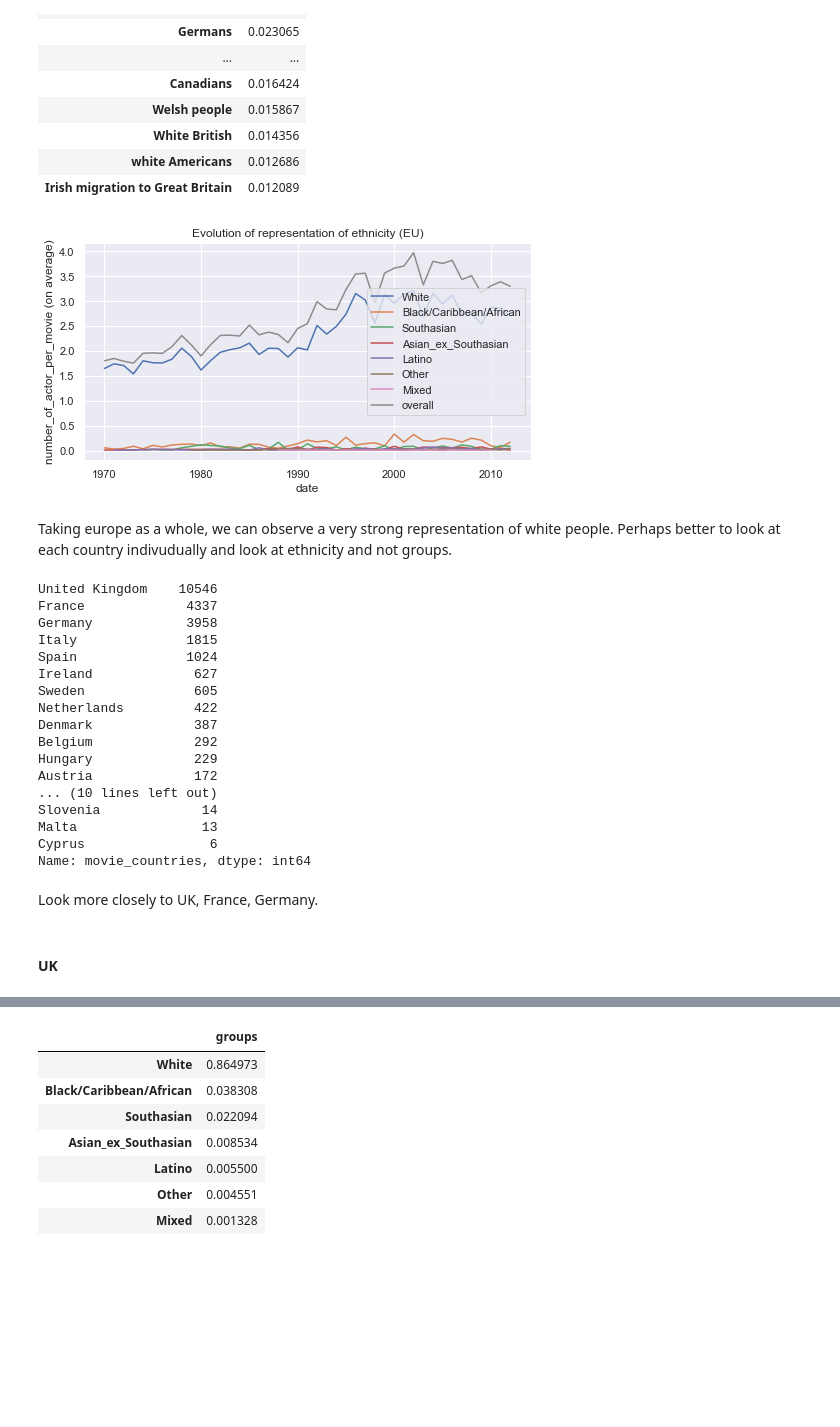
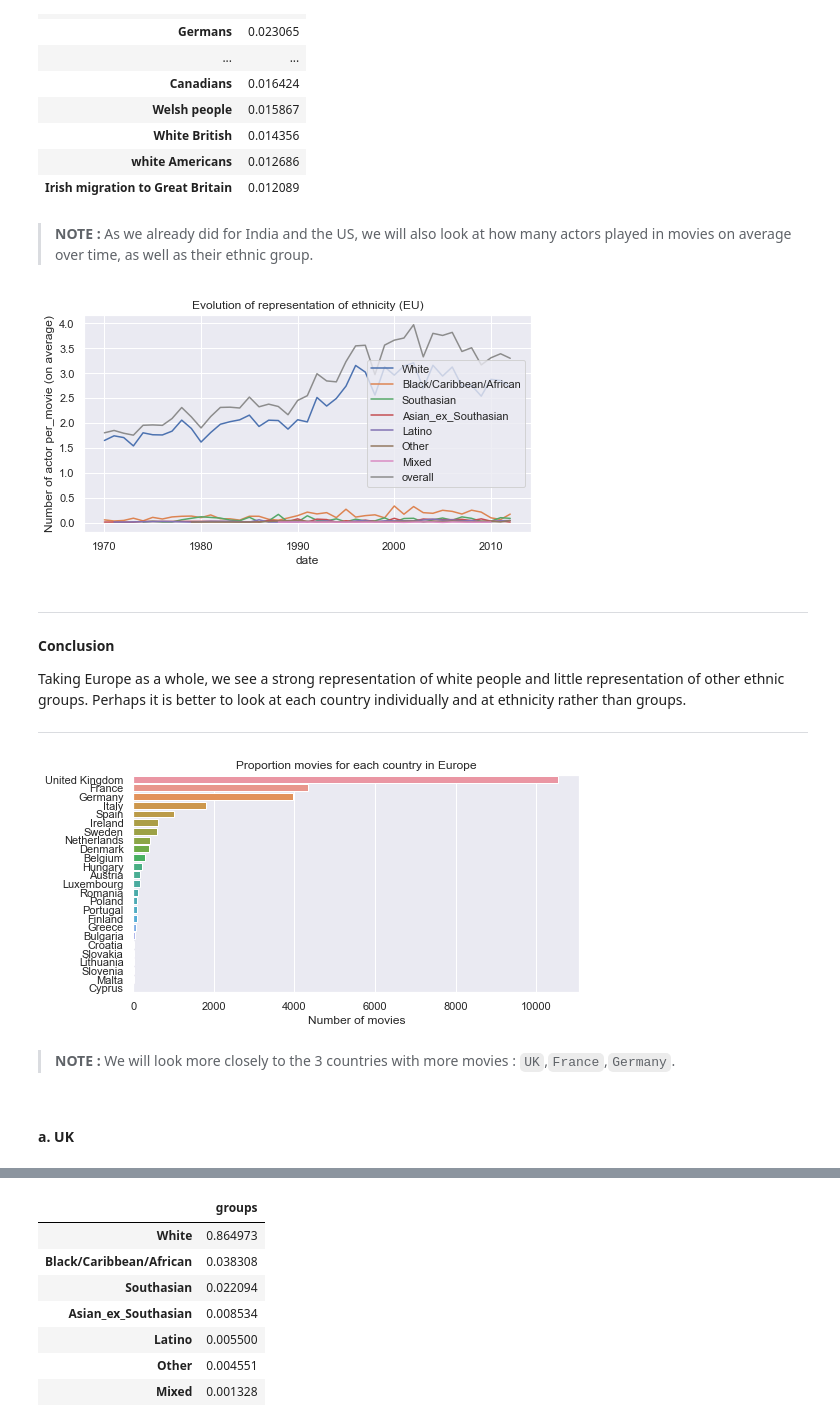
Before and after one commit to epfl-ada/ada-2022-project-borroworrob, a Jupyter notebook: part3.ipynb, the cells around one changed output, grey strips where cells are left out. Drawn from its saved outputs; the diff is of its cells as text; code cells hidden in the pictures; blank space fills up the shorter version.

```diff
--- a/part3.ipynb
+++ b/part3.ipynb
@@ -820,61 +843,59 @@ ethn_europe.head(20)
 | White British | 0.014356 |
 | white Americans | 0.012686 |
 | Irish migration to Great Britain | 0.012089 |
+# %% [markdown]
+> **NOTE :**
+As we already did for India and the US, we will also look at how many actors played in movies on average over time, as well as their ethnic group.
 # %%
 #number of movie per year
 europe_year = df_europe.groupby(df_europe['date']).apply(lambda x : pd.Series({
             'num_of_movie' : x['movie_name'].nunique(),
             'num_of_actor_per_year': x['freebase_actor_character_id'].nunique()
         }))
 europe_year['rate_overall'] = europe_year.apply(lambda x: x['num_of_actor_per_year'] / x['num_of_movie'], axis =1)
 
 #plot of group of ethnicity representation from 1970 to 2012 in EU
 list_df = {}
 for grr in population_per_group.index:
     datagrr = df_europe[df_europe['groups'] == grr]
     date_charac_europe = datagrr.groupby(datagrr['date']).apply(lambda x: pd.Series({
             'num_of_actor' : x['freebase_actor_character_id'].nunique()
         }))
 
     date_charac_europe = pd.merge(date_charac_europe, europe_year, left_index=True, right_index=True, how = 'left')
     date_charac_europe['rate'] = date_charac_europe.apply(lambda x: x['num_of_actor'] / x['num_of_movie'], axis =1)
     list_df[grr] = date_charac_europe
 
     plt.plot(date_charac_europe.index, date_charac_europe.rate, label = grr)
 
 plt.plot(europe_year.index, europe_year.rate_overall , label = 'overall')
 plt.title('Evolution of representation of ethnicity (EU)')
 plt.legend()
-plt.ylabel('number_of_actor_per_movie (on average)')
+plt.ylabel('Number of actor per_movie (on average)')
 plt.xlabel('date')
 plt.show()
 # %% [output]
-[figure, old version]
+[figure, new version]
 # %% [markdown]
-Taking europe as a whole, we can observe a very strong representation of white people. Perhaps better to look at each country indivudually and look at ethnicity and not groups.
+---
+**Conclusion**
+
+Taking Europe as a whole, we see a strong representation of white people and little representation of other ethnic groups. Perhaps it is better to look at each country individually and at ethnicity rather than groups.
+
+---
 # %%
-df_europe['movie_countries'].value_counts()
+# calculate the number of movies
+europe_count=df_europe['movie_countries'].value_counts()
+
+# plot of movie occurences by countries in Europe
+sns.set(rc={'figure.figsize':(8,4)})
+ax=sns.barplot(x = europe_count, y = europe_count.index).set(title='Proportion movies for each country in Europe', xlabel='Number of movies')
 # %% [output]
-United Kingdom    10546
-France             4337
-Germany            3958
-Italy              1815
-Spain              1024
-Ireland             627
-Sweden              605
-Netherlands         422
-Denmark             387
-Belgium             292
-Hungary             229
-Austria             172
-... (10 lines left out)
-Slovenia             14
-Malta                13
-Cyprus                6
-Name: movie_countries, dtype: int64
+[figure, added]
 # %% [markdown]
-Look more closely to UK, France, Germany.
+> **NOTE :**
+We will look more closely to the 3 countries with more movies : `UK`,`France`,`Germany`.
 # %% [markdown]
-#### UK <a name="subsubparagraph1"></a>
+#### a. UK <a name="subsubparagraph1"></a>
 # %%
 uk_top10 = df_uk['Ethnicity'].value_counts().head(10)
```
Also changed, not shown: parts of 40 cells of this notebook.
